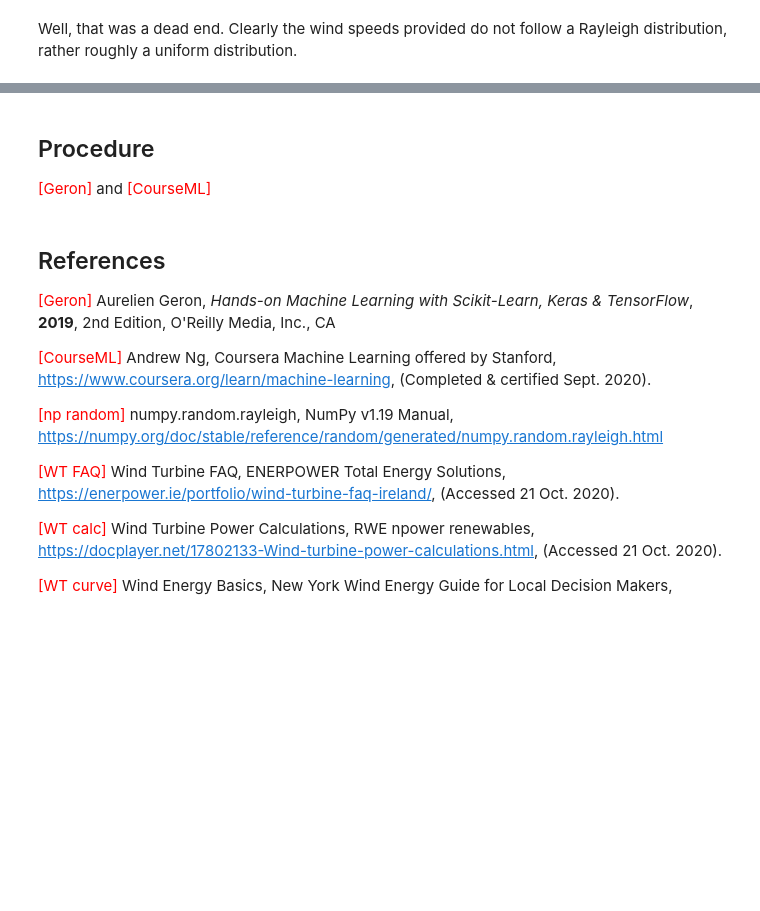
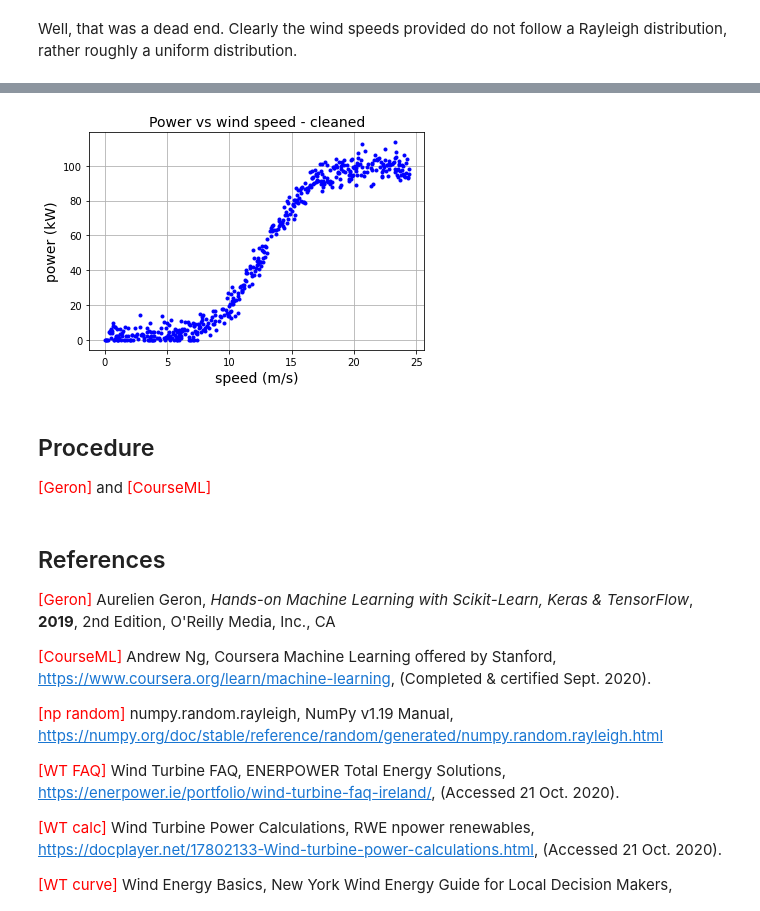
Before and after one commit to elizabethdaly/project-machine-learning, a Jupyter notebook: project-machine-learning.ipynb, the cells around one changed output, grey strips where cells are left out. Cells and saved outputs as stored; diff of their text form; code cells hidden in the pictures; blank space fills up the shorter version.

```diff
--- a/project-machine-learning.ipynb
+++ b/project-machine-learning.ipynb
@@ -114,3 +127,23 @@ Well, that was a dead end. Clearly the wind speeds provided do not follow a Rayl
+# %%
+# Where do all the zeros occur?
+dfz = df[df["power"] == 0]
+# print(f'There are {dfz.shape} zero values for power')
+# print(dfz)
+
+# Want to keep all rows with power != 0 iff speed > 10
+# https://www.shanelynn.ie/select-pandas-dataframe-rows-and-columns-using-iloc-loc-and-ix/
+dfc = df.loc[(df.power == 0) & (df.speed > 10)] # indices where this is true
+dfc # check 14 rows
+# I want to remove these rows from my existing dataset.
+df.drop(df.loc[(df.power == 0) & (df.speed > 10)].index, inplace=True)
+
+plt.plot(df['speed'], df['power'],  '.b')
+plt.title('Power vs wind speed - cleaned', fontsize='14')
+plt.xlabel('speed (m/s)', fontsize='14')
+plt.ylabel('power (kW)', fontsize='14')
+plt.grid()
+# %% [output]
+[figure, added]
 # %% [markdown]
 ## Procedure
 <span style='color:red'> [Geron] </span> and <span style='color:red'> [CourseML] </span>
```
Also changed, not shown: parts of 10 cells of this notebook.
